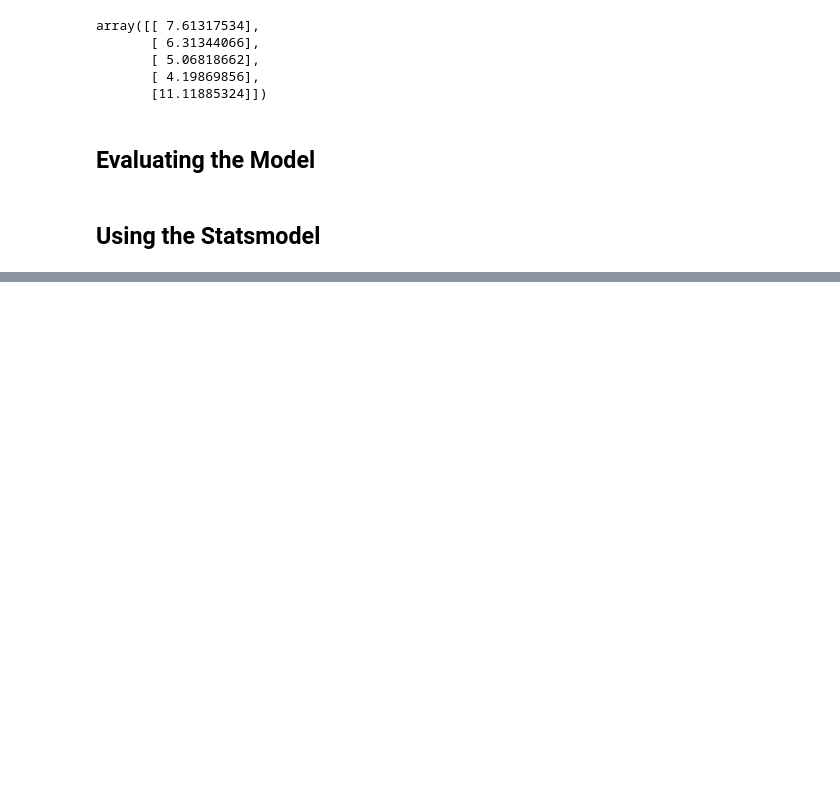
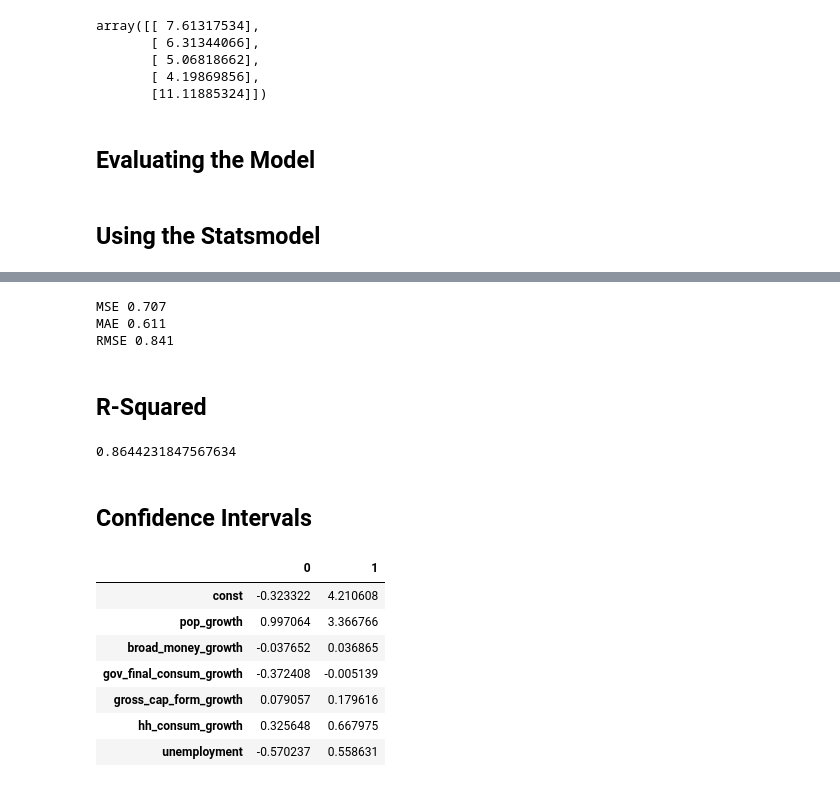
Before and after one commit to gegitonga/ML-Machine-Learning-and-Data-Science, a Jupyter notebook: ML work/Multiple Regression - Ml Machine Learning/Multiple_regression_analysis.ipynb, the cells around one changed output, grey strips where cells are left out. Drawn from its saved outputs; the diff is of its cells as text; code cells hidden in the pictures; blank space fills up the shorter version.

```diff
--- a/ML work/Multiple Regression - Ml Machine Learning/Multiple_regression_analysis.ipynb
+++ b/ML work/Multiple Regression - Ml Machine Learning/Multiple_regression_analysis.ipynb
@@ -259,0 +360,39 @@ est = model.fit()
+# %%
+import math
+#calculate the mean squared error
+model_mse = mean_squared_error(y_test, y_predict)
+
+#calculate the mean absolute error
+model_mae = mean_absolute_error(y_test, y_predict)
+
+#calculate the root mean squared error
+model_rmse = math.sqrt(model_mse)
+
+# display the output
+print("MSE {:.3}".format(model_mse))
+print("MAE {:.3}".format(model_mae))
+print("RMSE {:.3}".format(model_rmse))
+# %% [output]
+MSE 0.707
+MAE 0.611
+RMSE 0.841
+# %% [markdown]
+## R-Squared
+# %%
+model_r2 = r2_score(y_test, y_predict)
+model_r2
+# %% [output]
+0.8644231847567634
+# %% [markdown]
+## Confidence Intervals
+# %%
+est.conf_int()
+# %% [output]
+|  | 0 | 1 |
+| const | -0.323322 | 4.210608 |
+| pop_growth | 0.997064 | 3.366766 |
+| broad_money_growth | -0.037652 | 0.036865 |
+| gov_final_consum_growth | -0.372408 | -0.005139 |
+| gross_cap_form_growth | 0.079057 | 0.179616 |
+| hh_consum_growth | 0.325648 | 0.667975 |
+| unemployment | -0.570237 | 0.558631 |
```
Also changed, not shown: parts of 19 cells of this notebook, 1 other file.
